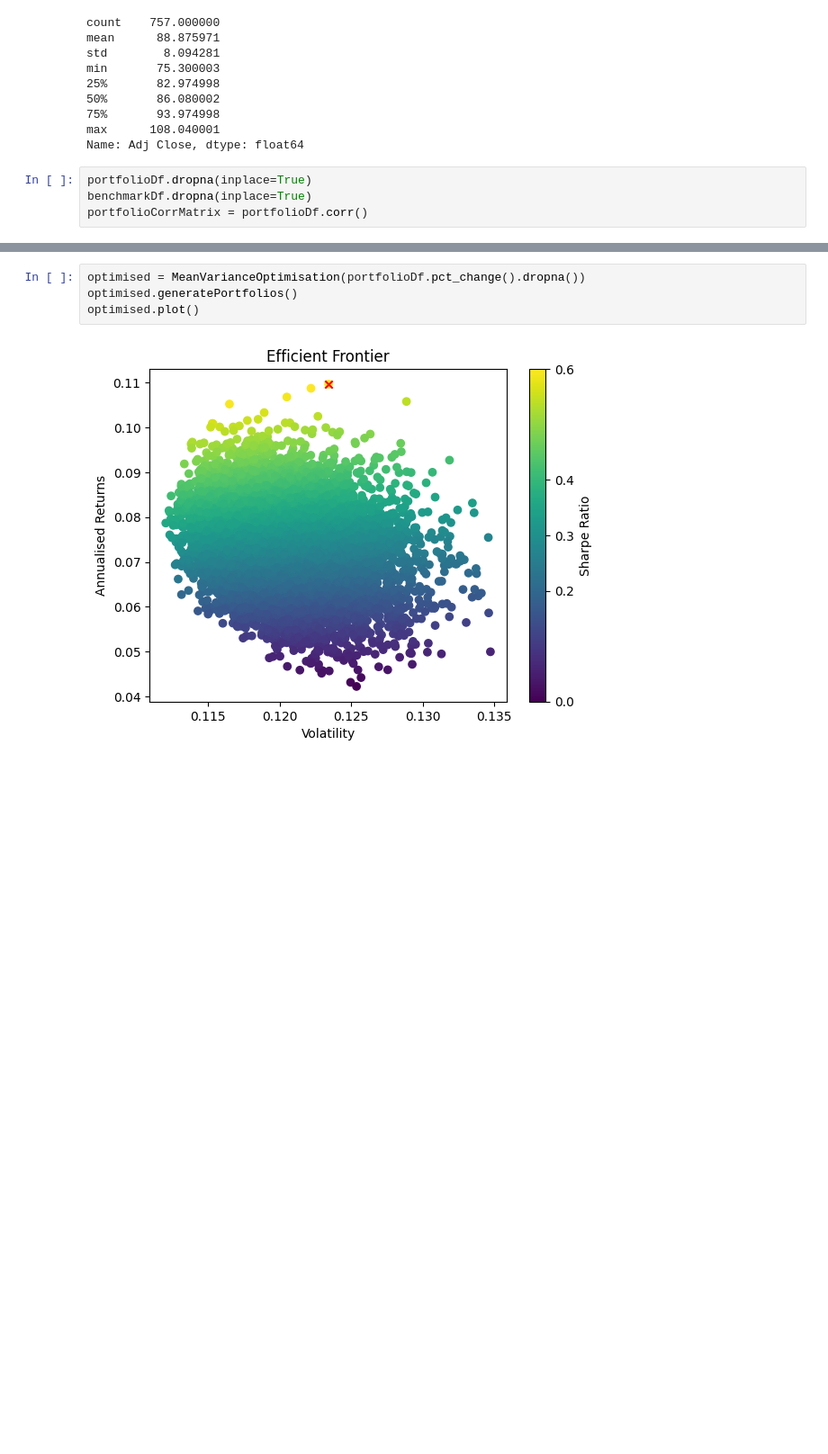
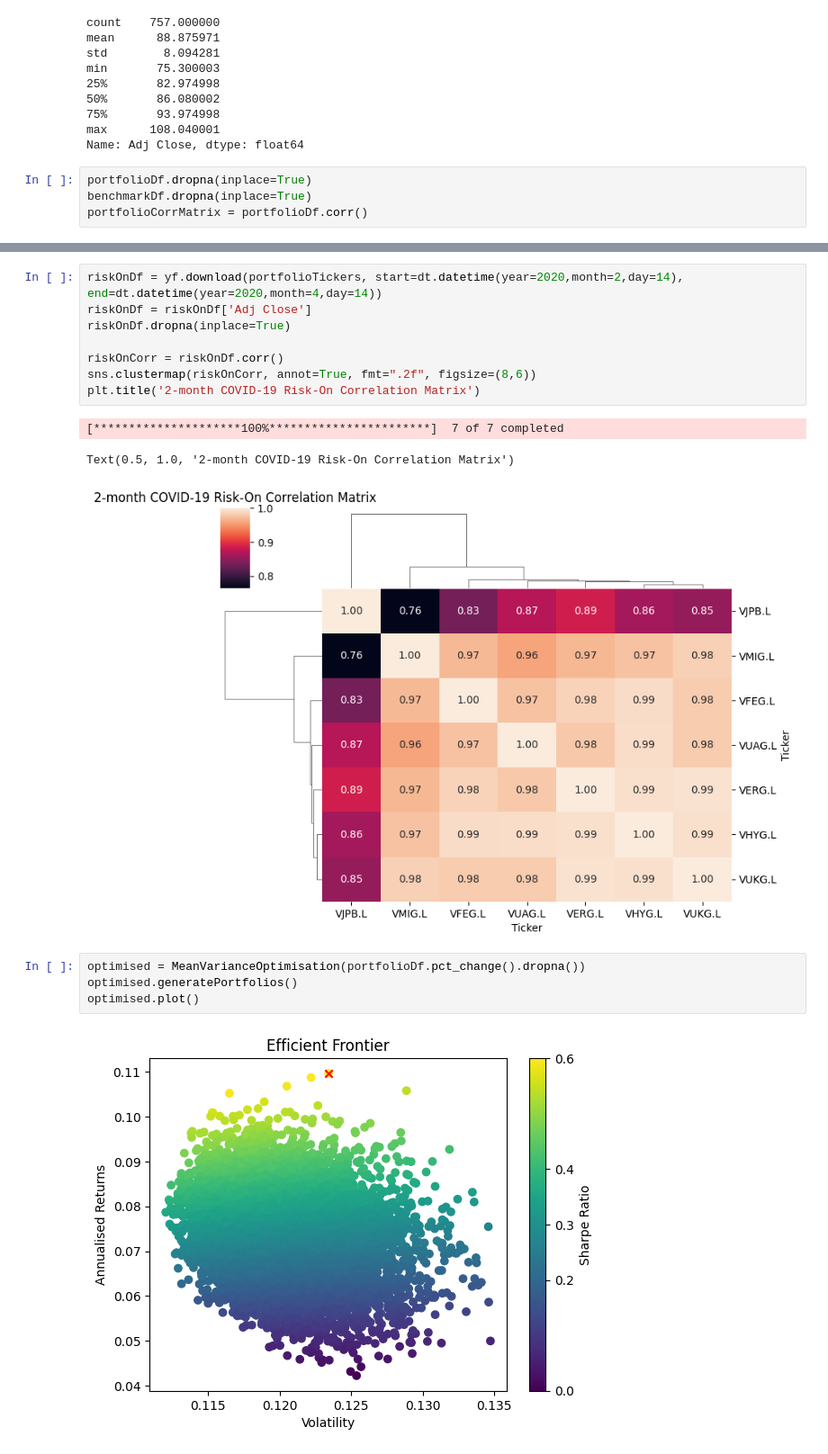
Before and after one commit to LEllis0/multi-asset-research, a Jupyter notebook: portfolio-insights.ipynb, the cells around one changed output, grey strips where cells are left out. Shown: that part at 90% size. Drawn from its saved outputs; the diff is of its cells as text; blank space fills up the shorter version.

```diff
--- a/portfolio-insights.ipynb
+++ b/portfolio-insights.ipynb
@@ -62,3 +62,15 @@ sns.clustermap(portfolioCorrMatrix, annot=True, fmt=".2f", figsize=(8,6))
+# %%
+riskOnDf = yf.download(portfolioTickers, start=dt.datetime(year=2020,month=2,day=14), end=dt.datetime(year=2020,month=4,day=14))
+riskOnDf = riskOnDf['Adj Close']
+riskOnDf.dropna(inplace=True)
+
+riskOnCorr = riskOnDf.corr()
+sns.clustermap(riskOnCorr, annot=True, fmt=".2f", figsize=(8,6))
+plt.title('2-month COVID-19 Risk-On Correlation Matrix')
+# %% [output]
+[*********************100%***********************]  7 of 7 completed
+Text(0.5, 1.0, '2-month COVID-19 Risk-On Correlation Matrix')
+[figure, added]
 # %%
 optimised = MeanVarianceOptimisation(portfolioDf.pct_change().dropna())
 optimised.generatePortfolios()
```
Also changed, not shown: parts of 4 cells of this notebook, 1 other file.
